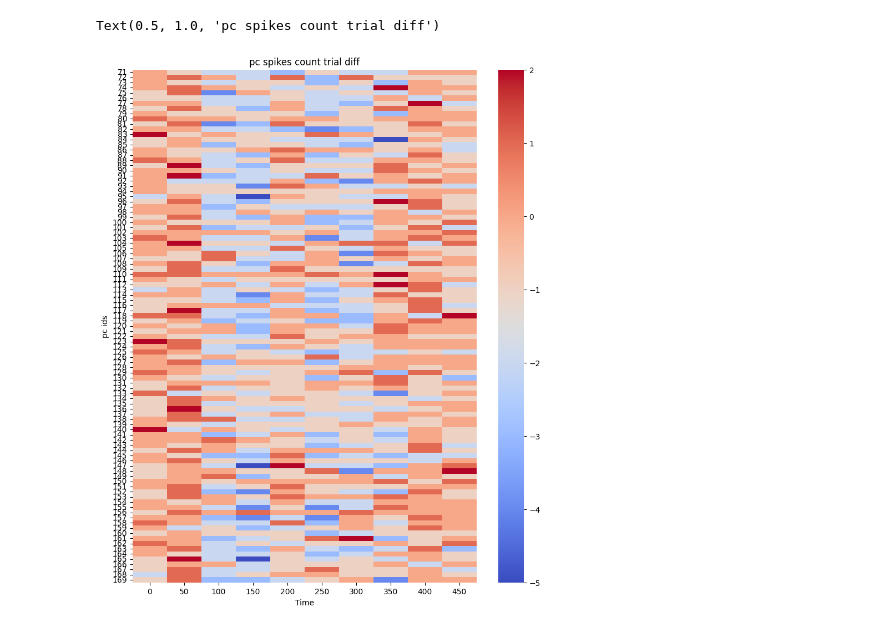
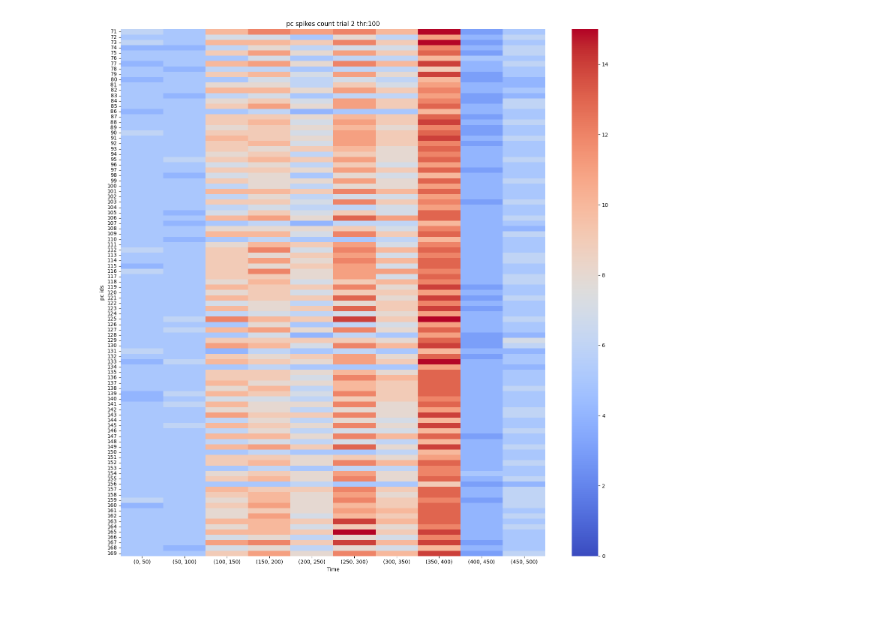
Before and after one commit to alessandratrapani/NODS, a Jupyter notebook: grid_search_Aplus_Aminus/pc_raster.ipynb, the cells around one changed output. Cells and saved outputs as stored; diff of their text form; code cells hidden in the pictures.

```diff
--- a/grid_search_Aplus_Aminus/pc_raster.ipynb
+++ b/grid_search_Aplus_Aminus/pc_raster.ipynb
@@ -197,14 +355,50 @@ pc_spikes_matrix_trial_diff = pc_spikes_matrix_trial_30 - pc_spikes_matrix_trial
+# %%
+# heatmaps of number of spikes for every PC
+result_path = rooth_path+"test/thr_100/"
+pc_spikes_matrix_trial_2_100 = np.nan*np.ones((len(pc_ids),int(trial_len/time_bin),n_sim))
+pc_spikes_matrix_trial_30_100 = np.nan*np.ones((len(pc_ids),int(trial_len/time_bin),n_sim))
+pc_spikes_matrix_trial_diff_100 = np.nan*np.ones((len(pc_ids),int(trial_len/time_bin),n_sim))
+trial_len = between_start
+for k in range(0,n_sim):
+    file_path = result_path+f'sim_{k+1}/'
+    spk = get_spike_activity(cell_name=cell, path=file_path)
+    times = spk[:,1]
+    ID_cell = spk[:,0].astype(int)
+
+    intervals = [(500,1000), (14500,15000)]
+    for i,interval in enumerate(intervals):
+        for j,t_interval in enumerate(range(interval[0],interval[1],time_bin)):
+            start = t_interval
+            end = t_interval+time_bin
+            mask = (times >= start) & (times <= end)
+            filtered_ids = ID_cell[mask]
+
+
+            for id in np.unique(filtered_ids):
+                count_spikes = len(np.where(filtered_ids==id)[0])
+                ind_pc_id = np.where(pc_ids == id)[0]
+                if i == 0:
+                    pc_spikes_matrix_trial_2_100[ind_pc_id,j,k] = count_spikes
+                else:
+                    pc_spikes_matrix_trial_30_100[ind_pc_id,j,k] = count_spikes
+
+pc_spikes_matrix_trial_30_100 = np.median(pc_spikes_matrix_trial_30_100,axis = 2)
+pc_spikes_matrix_trial_2_100 = np.median(pc_spikes_matrix_trial_2_100,axis = 2)
+pc_spikes_matrix_trial_diff_100 = pc_spikes_matrix_trial_30_100 - pc_spikes_matrix_trial_2_100
 # %%
 cmap = plt.cm.get_cmap('coolwarm')
-plt.figure(figsize=(10,12))
-sns.heatmap(pc_spikes_matrix_trial_diff,
+plt.figure(figsize=(15,15))
+sns.heatmap(pc_spikes_matrix_trial_2_100,
             cmap = cmap,
-            xticklabels=np.arange(0, 500, time_bin),
+            xticklabels=[(i,i+time_bin)for i in range(0,500,time_bin)],
             yticklabels=pc_ids,
+            vmin = 0,
+            vmax = 15
             )
 plt.xlabel('Time')
 plt.ylabel('pc ids')
-plt.title('pc spikes count trial diff')
+plt.title('pc spikes count trial 2 thr:100')
+plt.tight_layout()
+#plt.savefig('pc_spikes_count_trial_2_thr100')
 # %% [output]
-Text(0.5, 1.0, 'pc spikes count trial diff')
-[figure, old version]
+[figure, new version]
```
Also changed, not shown: parts of 20 cells of this notebook, 10 other files.
